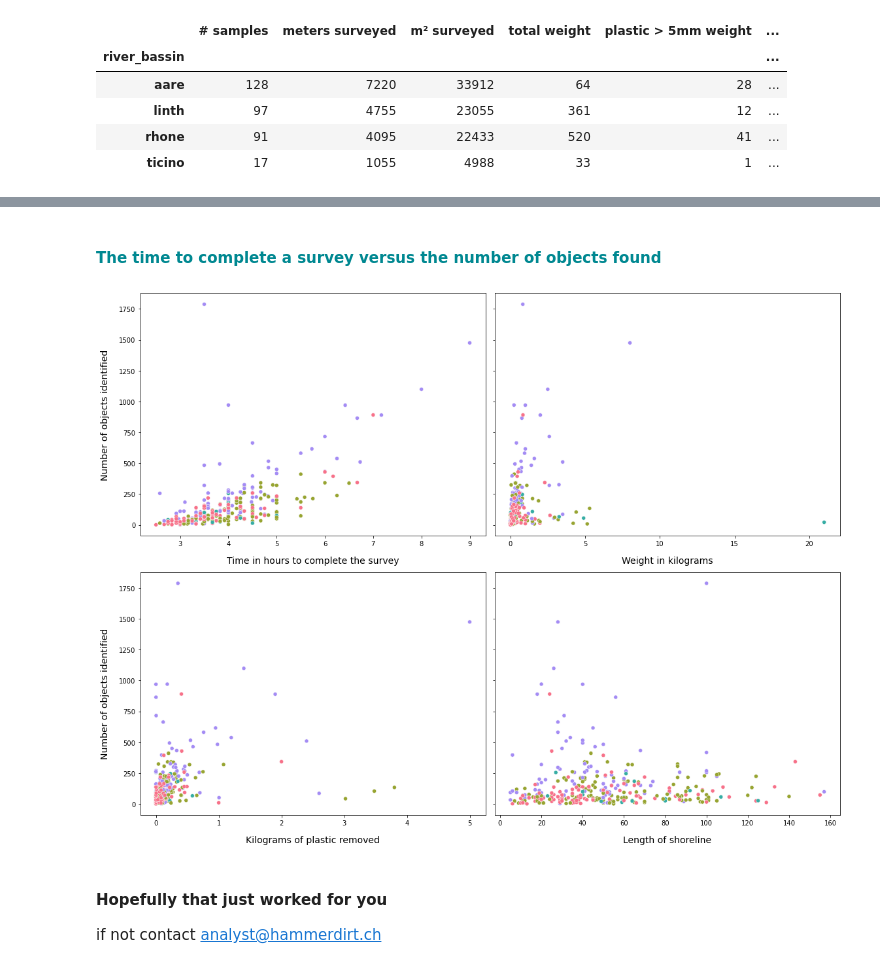
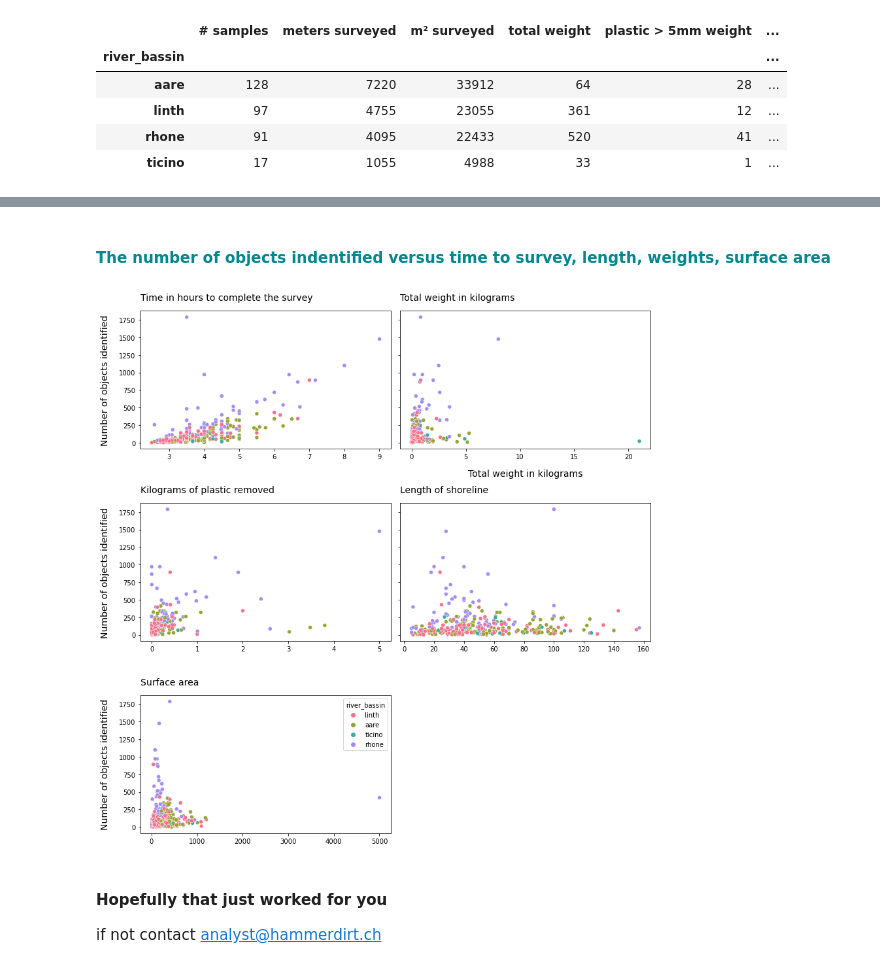
Before and after one commit to hammerdirt-analyst/iqals, a Jupyter notebook: project_descprition.ipynb, the cells around one changed output, grey strips where cells are left out. Saved outputs shown, nothing was run; the diff lists cells and outputs as text; code cells hidden in the pictures.

Commit message:
added qty-time graphics

```diff
--- a/project_descprition.ipynb
+++ b/project_descprition.ipynb
@@ -420,33 +410,42 @@ Name: plastic > 5mm weight, Length: 333, dtype: float64
 # %% [markdown]
-#### <span style="color:#008891">The time to complete a survey versus the number of objects found</span>
+#### <span style="color:#008891">The number of objects indentified versus time to survey, length, weights, surface area</span>
 # %%
-fig, axs = plt.subplots(2,2,figsize=(16,12), sharex=False, sharey=True)
+fig, axs = plt.subplots(3,2,figsize=(12,12), sharex=False, sharey=True)
 sns.scatterplot(data=som_dims, x='time to survey', y='quantity', hue='river_bassin', palette='husl', ax=axs[0,0])
 axs[0,0].get_legend().remove()
-axs[0,0].set_xlabel("Time in hours to complete the survey", **xlab_k14 )
+axs[0,0].set_title("Time in hours to complete the survey", **title_k14 )
+axs[0,0].set_xlabel("")
 axs[0,0].set_ylabel("Number of objects identified", **xlab_k14)
 
 sns.scatterplot(data=som_dims[som_dims['total weight'] < 50], x='total weight', y='quantity', hue='river_bassin', palette='husl', ax=axs[0,1])
 axs[0,1].get_legend().remove()
-axs[0,1].set_xlabel("Weight in kilograms", **xlab_k14 )
+axs[0,1].set_title("Total weight in kilograms", **title_k14 )
+axs[0,1].set_xlabel("Total weight in kilograms", **xlab_k14 )
 axs[0,1].set_ylabel("Number of objects identified", **xlab_k14)
 
 sns.scatterplot(data=som_dims[som_dims['total weight'] < 50], x=som_dims[som_dims['total weight'] < 50]['plastic > 5mm weight']/1000, y='quantity', hue='river_bassin', palette='husl', ax=axs[1,0])
 axs[1,0].get_legend().remove()
-axs[1,0].set_xlabel("Kilograms of plastic removed", **xlab_k14 )
+axs[1,0].set_title("Kilograms of plastic removed", **title_k14 )
+axs[1,0].set_xlabel("" )
 axs[1,0].set_ylabel("Number of objects identified", **xlab_k14)
 
 sns.scatterplot(data=som_dims, x='meters surveyed', y='quantity', hue='river_bassin', palette='husl', ax=axs[1,1])
 axs[1,1].get_legend().remove()
-axs[1,1].set_xlabel("Length of shoreline", **xlab_k14 )
+axs[1,1].set_title("Length of shoreline", **title_k14 )
+axs[1,1].set_xlabel("")
 axs[1,1].set_ylabel("Number of objects identified", **xlab_k14)
 
+sns.scatterplot(data=som_dims, x='m² surveyed', y='quantity', hue='river_bassin', palette='husl', ax=axs[2,0])
+axs[2,0].set_title("Surface area", **title_k14 )
+axs[2,0].set_xlabel("")
+axs[2,0].set_ylabel("Number of objects identified", **xlab_k14)
 
+axs[2,1].set_axis_off()
 
 plt.tight_layout()
 plt.show()
 # %% [output]
-[figure, old version]
+[figure, new version]
 # %% [markdown]
 #### Hopefully that just worked for you
 
```
Also changed, not shown: parts of 3 cells of this notebook.
